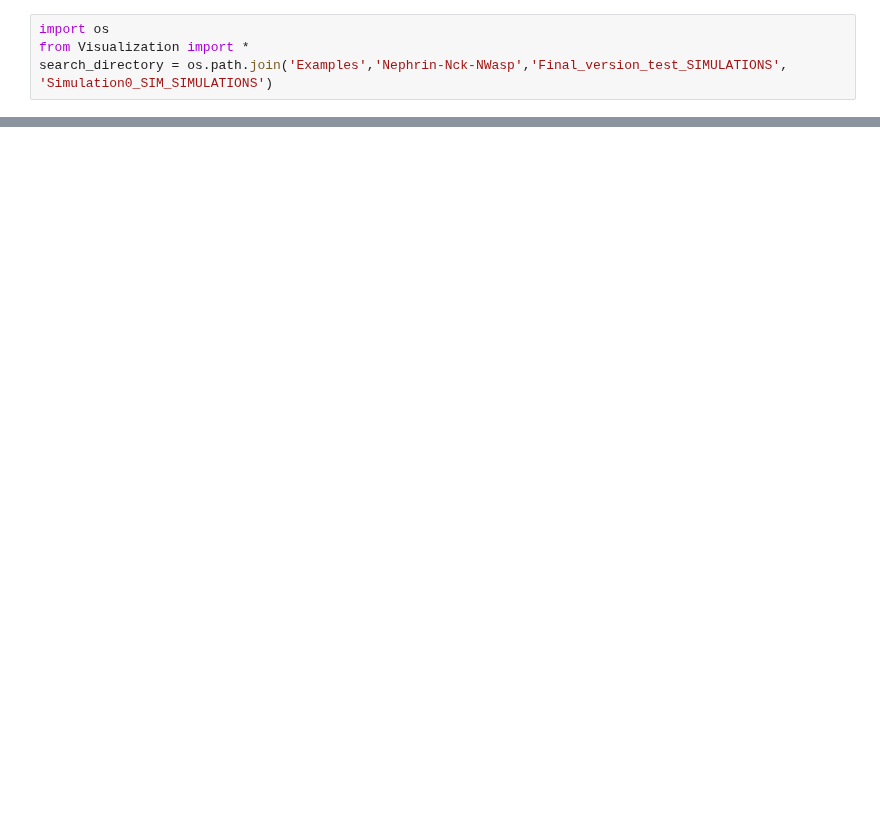
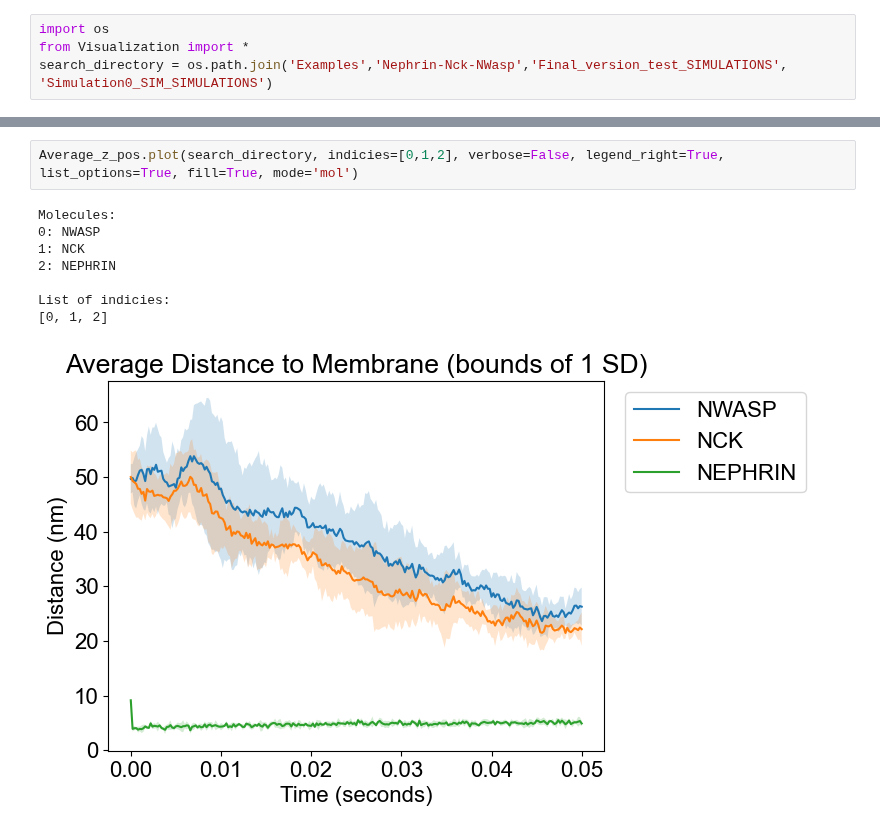
Before and after one commit to MolClustPy/SpringSaLaD-Python-Viz, a Jupyter notebook: test.ipynb, the cells around one changed output, grey strips where cells are left out. Cells and saved outputs as stored; diff of their text form; blank space fills up the shorter version.

```diff
--- a/test.ipynb
+++ b/test.ipynb
@@ -20,0 +21,11 @@ List of indicies:
+# %%
+Average_z_pos.plot(search_directory, indicies=[0,1,2], verbose=False, legend_right=True, list_options=True, fill=True, mode='mol')
+# %% [output]
+Molecules:
+0: NWASP
+1: NCK
+2: NEPHRIN
+
+List of indicies:
+[0, 1, 2]
+[figure, added]
```
Also changed, not shown: parts of 2 cells of this notebook, 14 other files.
